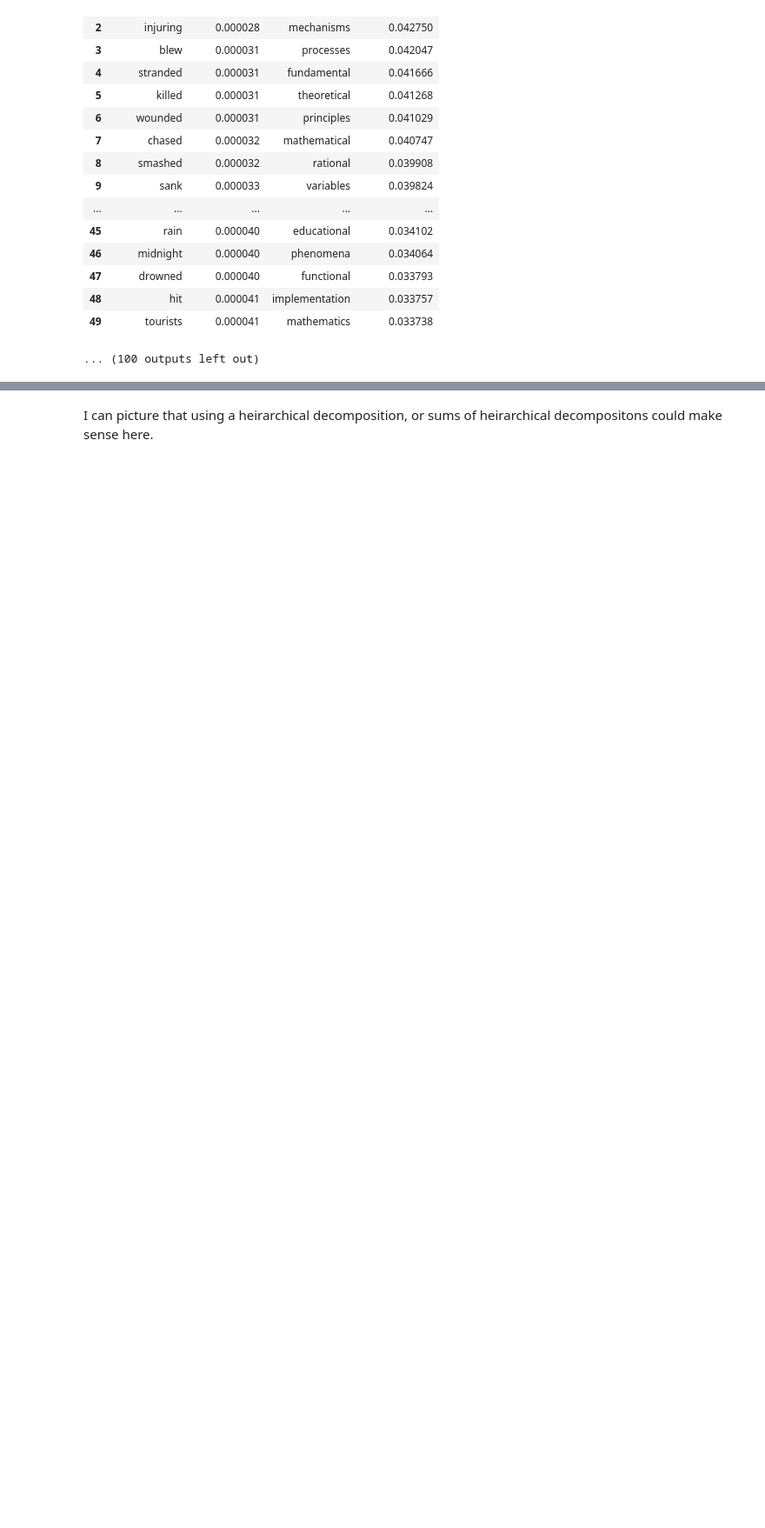
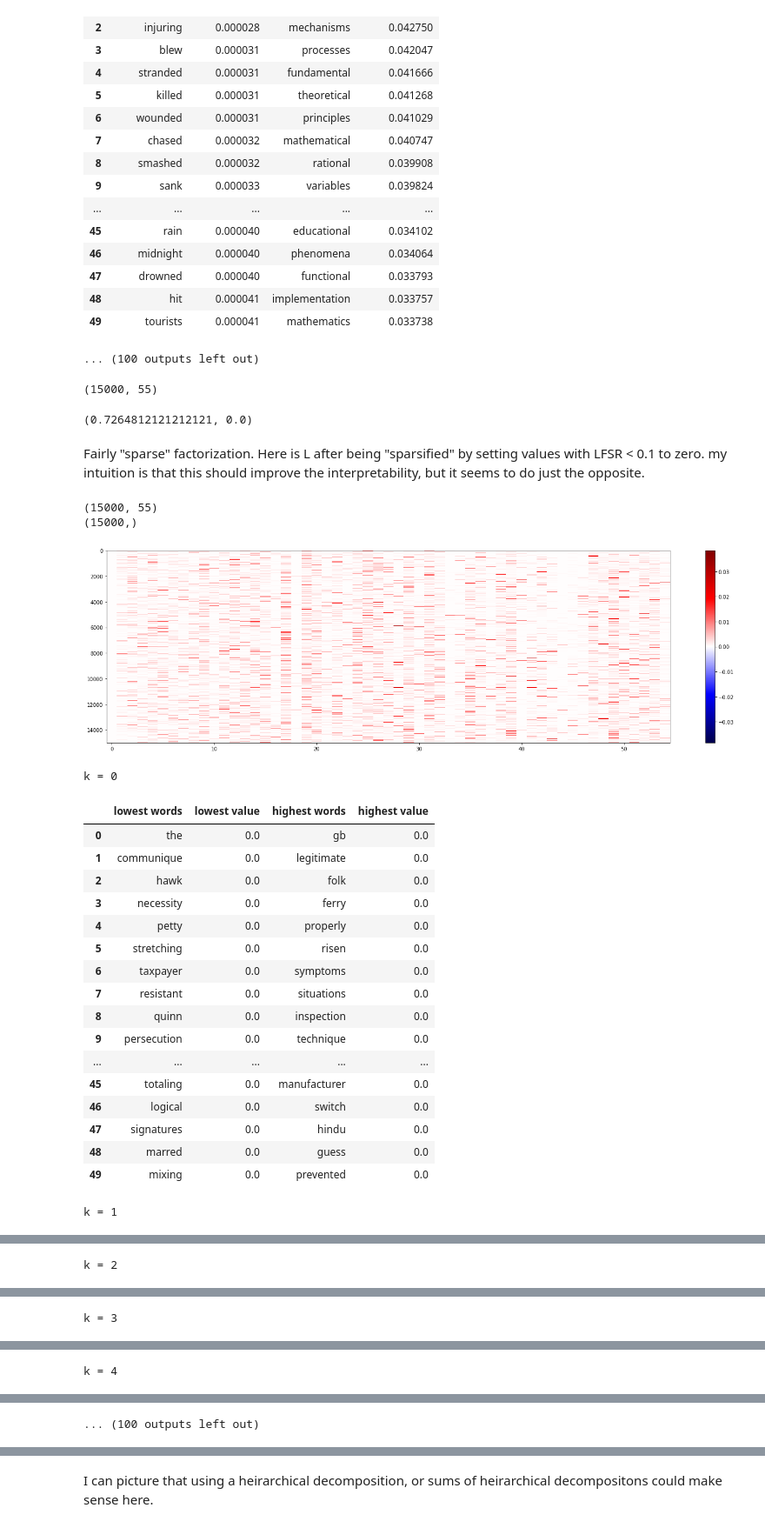
Before and after one commit to suzannastep/matrix_factorize_words, a Jupyter notebook: analysis/glove.ipynb, the cells around one changed output, grey strips where cells are left out. Shown at 87% size. Drawn from its saved outputs; the diff is of its cells as text; code cells hidden in the pictures; blank space fills up the shorter version.

Commit message:
analyze results with lfsr

```diff
--- a/analysis/glove.ipynb
+++ b/analysis/glove.ipynb
@@ -957,3 +957,41 @@ k = 4
 | 48 | hit | 0.000041 | implementation | 0.033757 |
 | 49 | tourists | 0.000041 | mathematics | 0.033738 |
 ... (100 outputs left out)
+# %%
+Lpe.shape
+# %% [output]
+(15000, 55)
+# %%
+np.mean(Lpe<0.001),np.mean(Lpe==0)
+# %% [output]
+(0.7264812121212121, 0.0)
+# %% [markdown]
+Fairly "sparse" factorization. Here is L after being "sparsified" by setting values with LFSR < 0.1 to zero. my intuition is that this should improve the interpretability, but it seems to do just the opposite.
+# %%
+Lpe,Wpe = view_results(matrixfile='../output/15000_by_300/15000_by_300_point_exponential_normal_backfit_55factors_FALSE_lfsr0.1L.csv',
+                       wordsfile=wordsfile,
+                       n=50,
+                      k=55)
+# %% [output]
+(15000, 55)
+(15000,)
+[figure, added]
+k = 0
+|  | lowest words | lowest value | highest words | highest value |
+| 0 | the | 0.0 | gb | 0.0 |
+| 1 | communique | 0.0 | legitimate | 0.0 |
+| 2 | hawk | 0.0 | folk | 0.0 |
+| 3 | necessity | 0.0 | ferry | 0.0 |
+| 4 | petty | 0.0 | properly | 0.0 |
+| 5 | stretching | 0.0 | risen | 0.0 |
+| 6 | taxpayer | 0.0 | symptoms | 0.0 |
+| 7 | resistant | 0.0 | situations | 0.0 |
+| 8 | quinn | 0.0 | inspection | 0.0 |
+| 9 | persecution | 0.0 | technique | 0.0 |
+| ... | ... | ... | ... | ... |
+| 45 | totaling | 0.0 | manufacturer | 0.0 |
+| 46 | logical | 0.0 | switch | 0.0 |
+| 47 | signatures | 0.0 | hindu | 0.0 |
+| 48 | marred | 0.0 | guess | 0.0 |
+| 49 | mixing | 0.0 | prevented | 0.0 |
+k = 1
@@ -959,0 +1015 @@ k = 4
+k = 2
@@ -959,0 +1033 @@ k = 4
+k = 3
@@ -959,0 +1051 @@ k = 4
+k = 4
@@ -959,0 +1069 @@ k = 4
+... (100 outputs left out)
```
Also changed, not shown: parts of 2 cells of this notebook.
